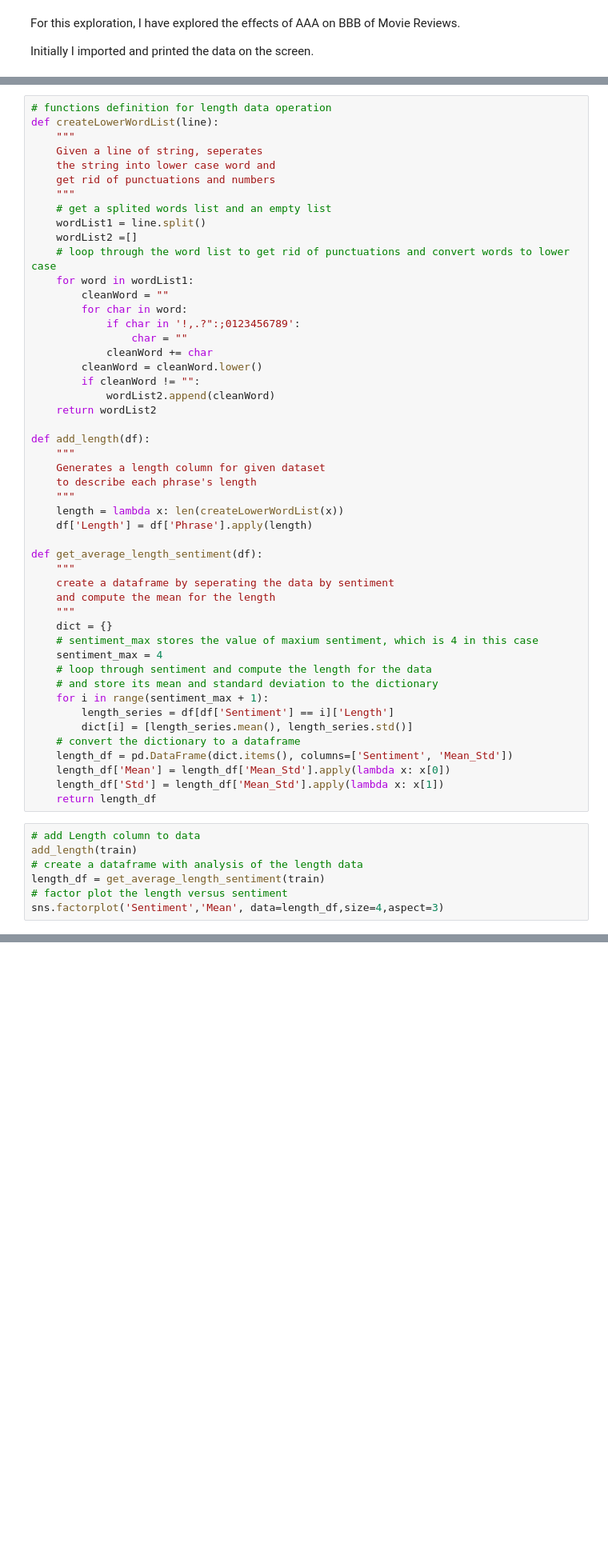
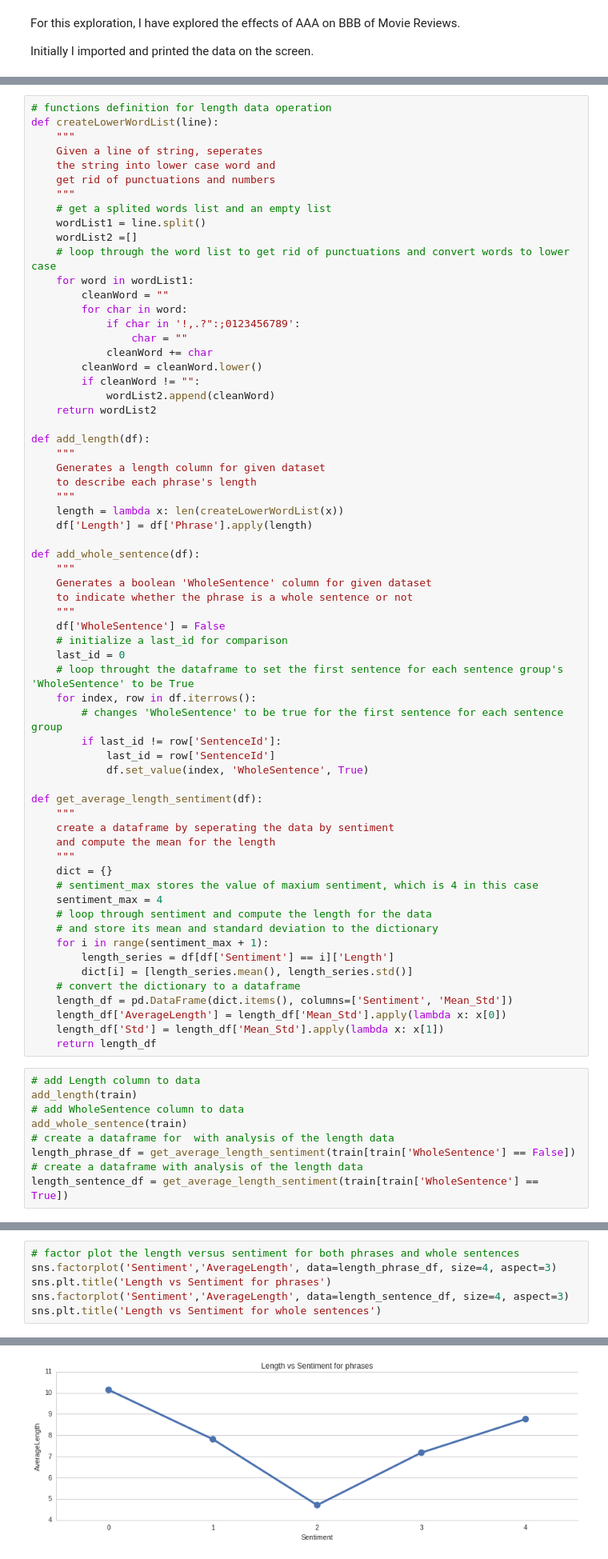
Before and after one commit to YuzhongHuang/DataScience16CYOA, a Jupyter notebook: Yuzhong_Data_Exploration.ipynb, the cells around one changed output, grey strips where cells are left out. Shown at 80% size. Cells and saved outputs as stored; diff of their text form; blank space fills up the shorter version.

Commit message:
add whole sentence and phrase seperation

```diff
--- a/Yuzhong_Data_Exploration.ipynb
+++ b/Yuzhong_Data_Exploration.ipynb
@@ -61,6 +61,21 @@ def add_length(df):
     length = lambda x: len(createLowerWordList(x))
     df['Length'] = df['Phrase'].apply(length)
 
+def add_whole_sentence(df):
+    """
+    Generates a boolean 'WholeSentence' column for given dataset
+    to indicate whether the phrase is a whole sentence or not
+    """
+    df['WholeSentence'] = False
+    # initialize a last_id for comparison
+    last_id = 0
+    # loop throught the dataframe to set the first sentence for each sentence group's 'WholeSentence' to be True
+    for index, row in df.iterrows():
+        # changes 'WholeSentence' to be true for the first sentence for each sentence group
+        if last_id != row['SentenceId']:
+            last_id = row['SentenceId']
+            df.set_value(index, 'WholeSentence', True)
+
 def get_average_length_sentiment(df):
     """
     create a dataframe by seperating the data by sentiment
@@ -76,13 +91,15 @@ def get_average_length_sentiment(df):
         dict[i] = [length_series.mean(), length_series.std()]
     # convert the dictionary to a dataframe
     length_df = pd.DataFrame(dict.items(), columns=['Sentiment', 'Mean_Std'])
-    length_df['Mean'] = length_df['Mean_Std'].apply(lambda x: x[0])
+    length_df['AverageLength'] = length_df['Mean_Std'].apply(lambda x: x[0])
     length_df['Std'] = length_df['Mean_Std'].apply(lambda x: x[1])
     return length_df
 # %%
 # add Length column to data
 add_length(train)
+# add WholeSentence column to data
+add_whole_sentence(train)
+# create a dataframe for  with analysis of the length data
+length_phrase_df = get_average_length_sentiment(train[train['WholeSentence'] == False])
 # create a dataframe with analysis of the length data
-length_df = get_average_length_sentiment(train)
-# factor plot the length versus sentiment
-sns.factorplot('Sentiment','Mean', data=length_df,size=4,aspect=3)
+length_sentence_df = get_average_length_sentiment(train[train['WholeSentence'] == True])
@@ -97,0 +106,7 @@ sns.factorplot('Sentiment','Mean', data=length_df,size=4,aspect=3)
+# %%
+# factor plot the length versus sentiment for both phrases and whole sentences
+sns.factorplot('Sentiment','AverageLength', data=length_phrase_df, size=4, aspect=3)
+sns.plt.title('Length vs Sentiment for phrases')
+sns.factorplot('Sentiment','AverageLength', data=length_sentence_df, size=4, aspect=3)
+sns.plt.title('Length vs Sentiment for whole sentences')
+# %% [output]
@@ -97,0 +114 @@ sns.factorplot('Sentiment','Mean', data=length_df,size=4,aspect=3)
+[figure, added]
```
Also changed, not shown: parts of 22 cells of this notebook, 2 other files.
